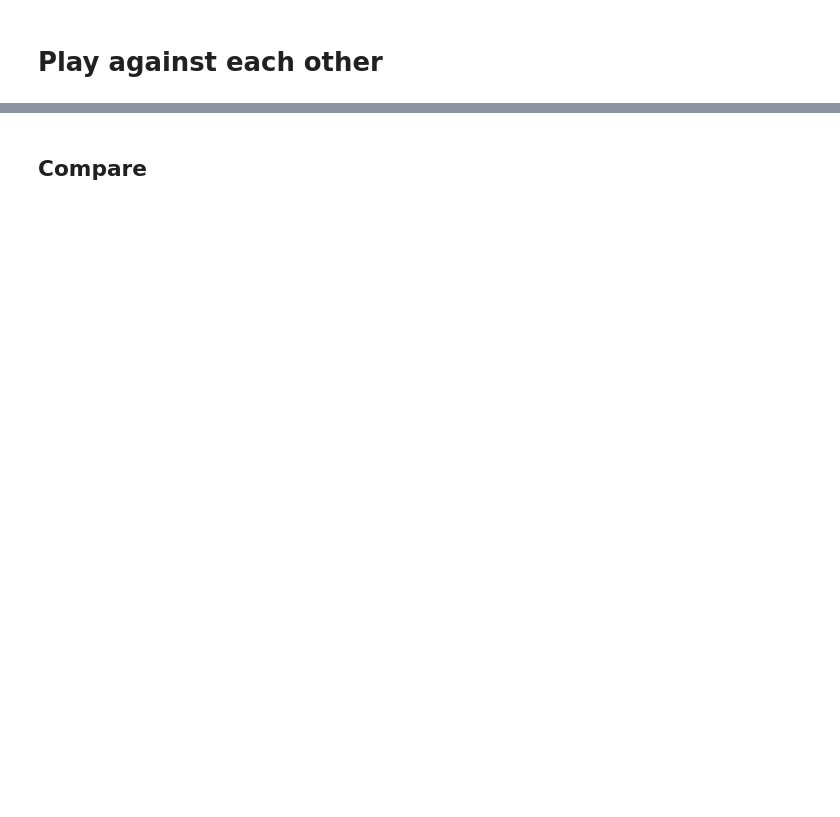
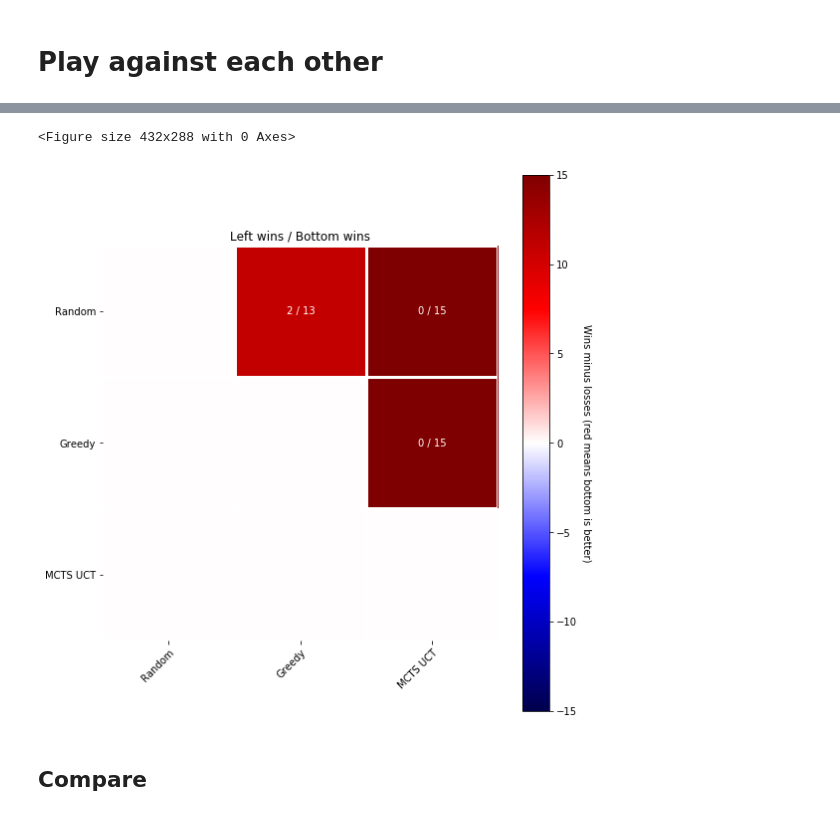
Before and after one commit to C4ptainCrunch/thesis, a Jupyter notebook: Master Thesis.ipynb, the cells around one changed output, grey strips where cells are left out. Cells and saved outputs as stored; diff of their text form; code cells hidden in the pictures; blank space fills up the shorter version.

```diff
--- a/Master Thesis.ipynb
+++ b/Master Thesis.ipynb
@@ -463,0 +404,19 @@ NameError: name 'crasH' is not defined
+# %%
+def play_game(player, opponent):
+    game = Game.start_game()
+    opponent_action = -1
+
+    while not game.game_finished:
+        player_action = player.play(opponent_action)
+        game, captures, finished = game.step(player_action)
+
+        player, opponent = opponent, player
+        opponent_action = player_action
+    return game
+# %%
+player = MCTSPlayer(0, 100)
+opponent = HumanPlayer(1)
+
+#endstate = play_game(player, opponent)
+#print(endstate.winner)
+#endstate.show_state()
@@ -464,2 +467,43 @@ NameError: name 'crasH' is not defined
+# %%
+plt.set_cmap('seismic')
+
+fig, ax = plt.subplots(figsize=(8,8))
+
+bornes = abs(ratios).max()
+im = ax.imshow(ratios, vmin=-bornes, vmax=bornes)
+
+cbar = ax.figure.colorbar(im, ax=ax)
+cbar.ax.set_ylabel("Wins minus losses (red means bottom is better)", rotation=-90, va="bottom")
+
+ax.set_xticks(np.arange(len(names)))
+ax.set_yticks(np.arange(len(names)))
+
+ax.set_xticklabels(names)
+ax.set_yticklabels(names)
+
+# Rotate the tick labels and set their alignment.
+plt.setp(ax.get_xticklabels(), rotation=45, ha="right",
+         rotation_mode="anchor")
+
+# Loop over data dimensions and create text annotations.
+for i in range(len(names)):
+    for j in range(len(names)):
+        s = "%i / %i" % (res[i, j, 0], res[i, j, 1])
+        text = ax.text(j, i, s,
+                       ha="center", va="center", color="w")
+
+for edge, spine in ax.spines.items():
+        spine.set_visible(False)
+ax.set_xticks(np.arange(ratios.shape[1]+1)-.5, minor=True)
+ax.set_yticks(np.arange(ratios.shape[0]+1)-.5, minor=True)
+ax.grid(which="minor", color="w", linestyle='-', linewidth=3)
+ax.tick_params(which="minor", bottom=False, left=False)
+
+ax.set_title("Left wins / Bottom wins")
+fig.tight_layout()
+plt.show()
+# %% [output]
+<Figure size 432x288 with 0 Axes>
+[figure, added]
 # %% [markdown]
 ## Compare
```
Also changed, not shown: parts of 21 cells of this notebook.
